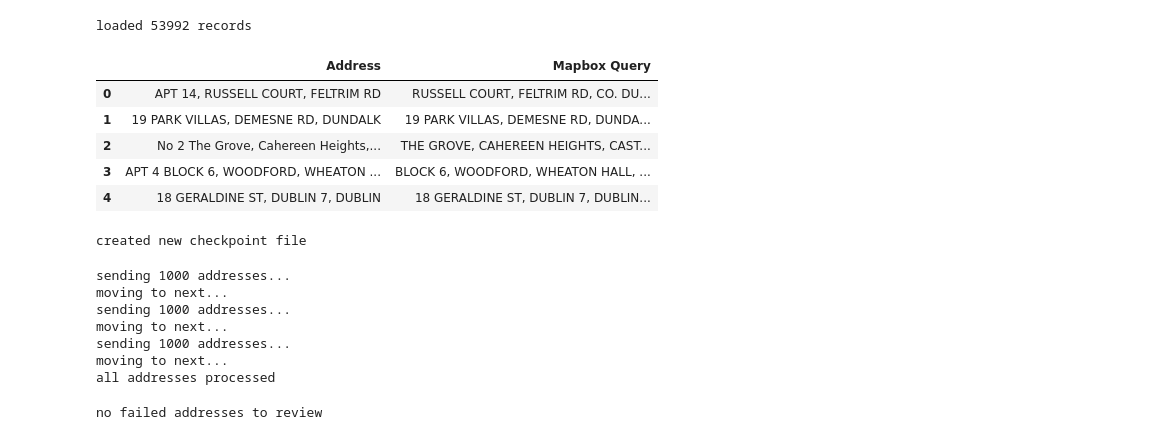
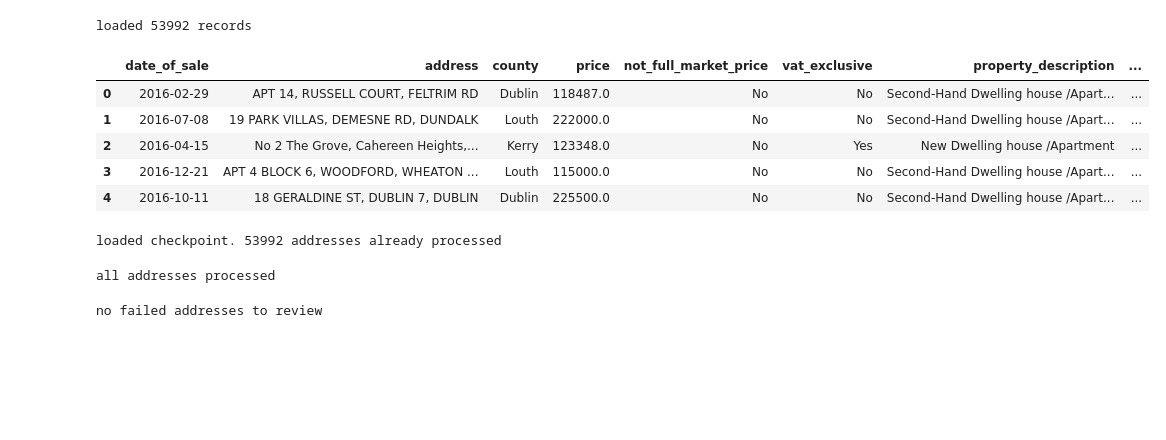
Before and after one commit to conorwal2000-creator/DA-Original-Ganstalysers, a Jupyter notebook: notebooks/Address Standardization + Geocoding.ipynb, the cells around one changed output. Cells and saved outputs as stored; diff of their text form; code cells hidden in the pictures; blank space fills up the shorter version.

Commit message:
early model training

```diff
--- a/notebooks/Address Standardization + Geocoding.ipynb
+++ b/notebooks/Address Standardization + Geocoding.ipynb
@@ -13,7 +13,7 @@ BATCH_URL = f"https://api.mapbox.com/search/geocode/v6/batch?access_token={MAPBO
 CHECKPOINT_FILE = 'geocoded_irish_properties.csv'
 BATCH_SIZE = 1000
 # %%
-def prep_irish_address_for_mapbox(row, address_col='Address', county_col='County'):
+def prep_irish_address_for_mapbox(row, address_col='address', county_col='county'):
     if pd.isna(row[address_col]):
         return None
 
@@ -43,45 +43,45 @@ def prep_irish_address_for_mapbox(row, address_col='Address', county_col='County
 
     return address
 # %%
-raw_df = pd.read_csv('../data/ppr-group-25200353-train-cleaned.csv')
+raw_df = pd.read_csv('../data/ppr-group-25200353-train-clean-final.csv')
 
 print(f"loaded {len(raw_df)} records")
 
-raw_df['Mapbox Query'] = raw_df.apply(
+raw_df['mapbox_query'] = raw_df.apply(
     prep_irish_address_for_mapbox,
     axis=1,
-    address_col='Address',
-    county_col='County'
+    address_col='address',
+    county_col='county'
 )
 
-display(raw_df[['Address', 'Mapbox Query']].head())
+raw_df.head()
 # %% [output]
 loaded 53992 records
-|  | Address | Mapbox Query |
-| 0 | APT 14, RUSSELL COURT, FELTRIM RD | RUSSELL COURT, FELTRIM RD, CO. DU... |
-| 1 | 19 PARK VILLAS, DEMESNE RD, DUNDALK | 19 PARK VILLAS, DEMESNE RD, DUNDA... |
-| 2 | No 2 The Grove, Cahereen Heights,... | THE GROVE, CAHEREEN HEIGHTS, CAST... |
-| 3 | APT 4 BLOCK 6, WOODFORD, WHEATON ... | BLOCK 6, WOODFORD, WHEATON HALL, ... |
-| 4 | 18 GERALDINE ST, DUBLIN 7, DUBLIN | 18 GERALDINE ST, DUBLIN 7, DUBLIN... |
+|  | date_of_sale | address | county | price | not_full_market_price | vat_exclusive | property_description | ... |
+| 0 | 2016-02-29 | APT 14, RUSSELL COURT, FELTRIM RD | Dublin | 118487.0 | No | No | Second-Hand Dwelling house /Apart... | ... |
+| 1 | 2016-07-08 | 19 PARK VILLAS, DEMESNE RD, DUNDALK | Louth | 222000.0 | No | No | Second-Hand Dwelling house /Apart... | ... |
+| 2 | 2016-04-15 | No 2 The Grove, Cahereen Heights,... | Kerry | 123348.0 | No | Yes | New Dwelling house /Apartment | ... |
+| 3 | 2016-12-21 | APT 4 BLOCK 6, WOODFORD, WHEATON ... | Louth | 115000.0 | No | No | Second-Hand Dwelling house /Apart... | ... |
+| 4 | 2016-10-11 | 18 GERALDINE ST, DUBLIN 7, DUBLIN | Dublin | 225500.0 | No | No | Second-Hand Dwelling house /Apart... | ... |
 # %%
 if os.path.exists(CHECKPOINT_FILE):
-    df = pd.read_csv(CHECKPOINT_FILE)
-    processed_count = df['Confidence'].notna().sum()
+    df = pd.read_csv(CHECKPOINT_FILE, low_memory=False)
+    processed_count = df['confidence'].notna().sum()
     print(f"loaded checkpoint. {processed_count} addresses already processed")
 else:
     df = raw_df.copy()
-    df['Latitude'] = pd.NA
-    df['Longitude'] = pd.NA
-    df['Confidence'] = pd.NA
+    df['latitude'] = pd.NA
+    df['longitude'] = pd.NA
+    df['confidence'] = pd.NA
 
     df.to_csv(CHECKPOINT_FILE, index=False)
     print("created new checkpoint file")
 # %% [output]
-created new checkpoint file
+loaded checkpoint. 53992 addresses already processed
 # %%
 def run_geocoding_loop(df):
     while True:
-        unprocessed = df[df['Confidence'].isna()]
+        unprocessed = df[df['confidence'].isna()]
 
         if unprocessed.empty:
             print("all addresses processed")
@@ -90,7 +90,7 @@ def run_geocoding_loop(df):
         batch_df = unprocessed.head(BATCH_SIZE)
         indices = batch_df.index.tolist()
 
-        payload = [{"q": str(query), "country": "ie", "limit": 1} for query in batch_df['Mapbox Query']]
+        payload = [{"q": str(query), "country": "ie", "limit": 1} for query in batch_df['mapbox_query']]
         print(f"sending {BATCH_SIZE} addresses...")
 
         response = requests.post(BATCH_URL, json=payload)
@@ -118,15 +118,15 @@ def run_geocoding_loop(df):
                 if not conf:
                     conf = match_code_dict.get('confidence', 'none')
 
-                df.loc[df_idx, 'Longitude'] = coords[0]
-                df.loc[df_idx, 'Latitude'] = coords[1]
-                df.loc[df_idx, 'Feature_Type'] = feature_type
-                df.loc[df_idx, 'Confidence'] = conf
-                df.loc[df_idx, 'Match_Code'] = json.dumps(match_code_dict)
+                df.loc[df_idx, 'longitude'] = coords[0]
+                df.loc[df_idx, 'confidence'] = coords[1]
+                df.loc[df_idx, 'feature_type'] = feature_type
+                df.loc[df_idx, 'confidence'] = conf
+                df.loc[df_idx, 'match_code'] = json.dumps(match_code_dict)
 
             else:
-                df.loc[df_idx, 'Confidence'] = 'not_found'
-                df.loc[df_idx, 'Feature_Type'] = 'not_found'
+                df.loc[df_idx, 'confidence'] = 'not_found'
+                df.loc[df_idx, 'feature_type'] = 'not_found'
                 needs_review = True
 
         df.to_csv(CHECKPOINT_FILE, index=False)
@@ -139,12 +139,6 @@ def run_geocoding_loop(df):
 
 run_geocoding_loop(df)
 # %% [output]
-sending 1000 addresses...
-moving to next...
-sending 1000 addresses...
-moving to next...
-sending 1000 addresses...
-moving to next...
 all addresses processed
 # %%
 from IPython.display import clear_output
```
Also changed, not shown: parts of 7 cells of this notebook, 9 other files.
